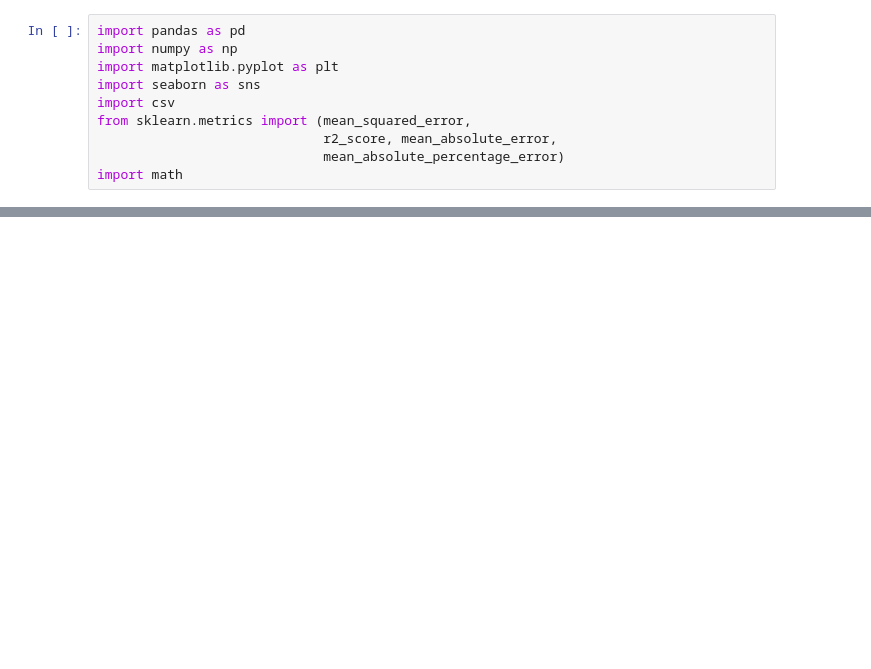
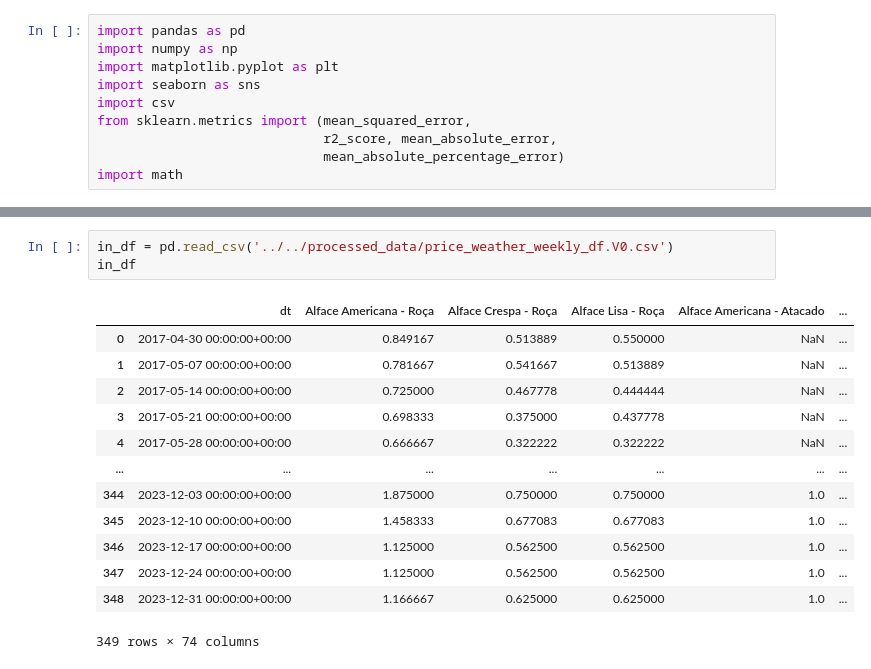
Before and after one commit to Patrick448/time-series-analysis, a Jupyter notebook: Notebooks/Part 2/2025-05-29-prediction-study.ipynb, the cells around one changed output, grey strips where cells are left out. Drawn from its saved outputs; the diff is of its cells as text; blank space fills up the shorter version.

```diff
--- a/Notebooks/Part 2/2025-05-29-prediction-study.ipynb
+++ b/Notebooks/Part 2/2025-05-29-prediction-study.ipynb
@@ -64,0 +66,17 @@ plot_ref_pred_series('../../experiments/exp_test_2025-05-29/pred_ref', 524)
+# %%
+in_df = pd.read_csv('../../processed_data/price_weather_weekly_df.V0.csv')
+in_df
+# %% [output]
+|  | dt | Alface Americana - Roça | Alface Crespa - Roça | Alface Lisa - Roça | Alface Americana - Atacado | ... |
+| 0 | 2017-04-30 00:00:00+00:00 | 0.849167 | 0.513889 | 0.550000 | NaN | ... |
+| 1 | 2017-05-07 00:00:00+00:00 | 0.781667 | 0.541667 | 0.513889 | NaN | ... |
+| 2 | 2017-05-14 00:00:00+00:00 | 0.725000 | 0.467778 | 0.444444 | NaN | ... |
+| 3 | 2017-05-21 00:00:00+00:00 | 0.698333 | 0.375000 | 0.437778 | NaN | ... |
+| 4 | 2017-05-28 00:00:00+00:00 | 0.666667 | 0.322222 | 0.322222 | NaN | ... |
+| ... | ... | ... | ... | ... | ... | ... |
+| 344 | 2023-12-03 00:00:00+00:00 | 1.875000 | 0.750000 | 0.750000 | 1.0 | ... |
+| 345 | 2023-12-10 00:00:00+00:00 | 1.458333 | 0.677083 | 0.677083 | 1.0 | ... |
+| 346 | 2023-12-17 00:00:00+00:00 | 1.125000 | 0.562500 | 0.562500 | 1.0 | ... |
+| 347 | 2023-12-24 00:00:00+00:00 | 1.125000 | 0.562500 | 0.562500 | 1.0 | ... |
+| 348 | 2023-12-31 00:00:00+00:00 | 1.166667 | 0.625000 | 0.625000 | 1.0 | ... |
+349 rows × 74 columns
```
Also changed, not shown: parts of 3 cells of this notebook, 52 other files.
